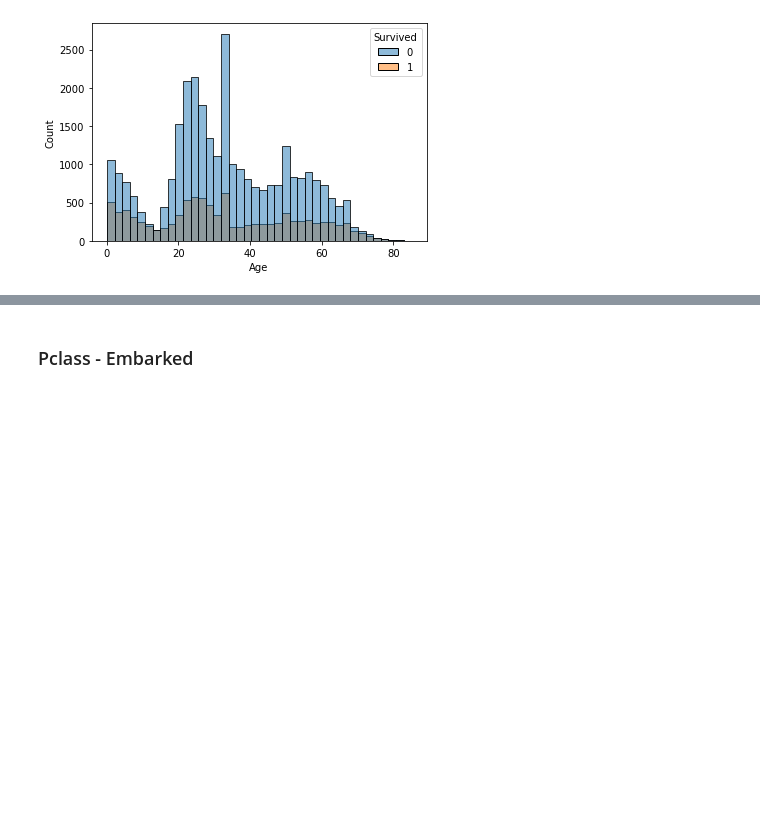
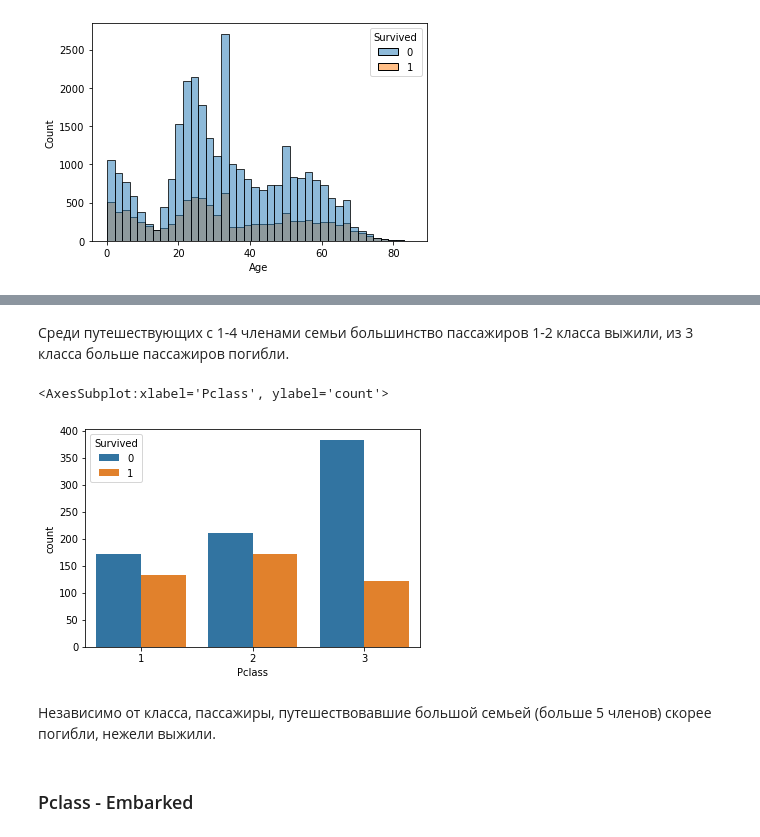
Before and after one commit to masha-mcr/ml-intro-EDA, a Jupyter notebook: Titanic_Dataset_EDA.ipynb, the cells around one changed output, grey strips where cells are left out. Saved outputs shown, nothing was run; the diff lists cells and outputs as text; code cells hidden in the pictures; blank space fills up the shorter version.

```diff
--- a/Titanic_Dataset_EDA.ipynb
+++ b/Titanic_Dataset_EDA.ipynb
@@ -697,3 +702,12 @@ sns.histplot(x='Age', hue='Survived', bins = 40, data=titanic_data[titanic_data[
+# %% [markdown]
+Среди путешествующих с 1-4 членами семьи большинство пассажиров 1-2 класса выжили, из 3 класса больше пассажиров погибли.
+# %%
+sns.countplot(x='Pclass', hue='Survived', data=titanic_data[titanic_data['FemMem'] > 5])
+# %% [output]
+<AxesSubplot:xlabel='Pclass', ylabel='count'>
+[figure, added]
+# %% [markdown]
+Независимо от класса, пассажиры, путешествовавшие большой семьей (больше 5 членов) скорее погибли, нежели выжили.
 # %% [markdown]
 ### Pclass - Embarked
 # %%
```
Also changed, not shown: parts of 19 cells of this notebook.
